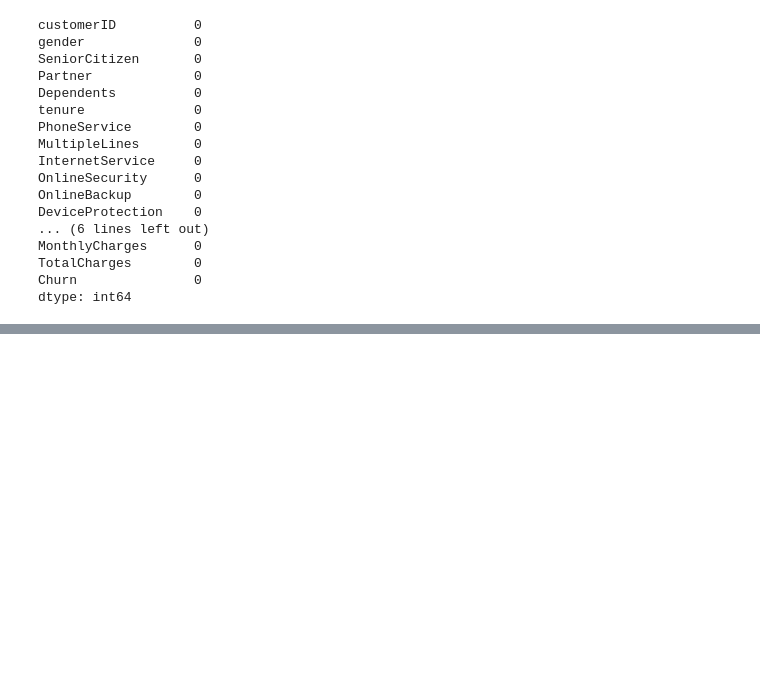
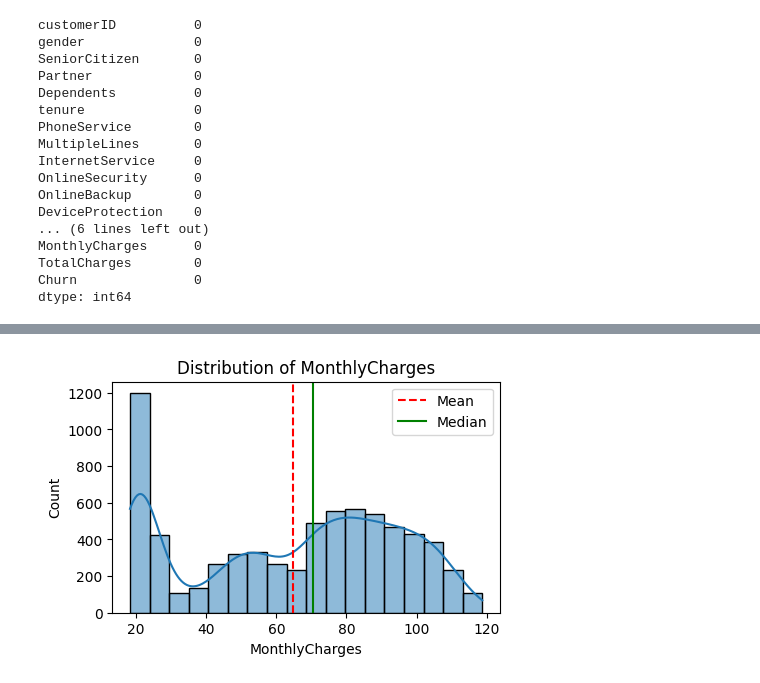
Before and after one commit to rudranarayan-01/Customer-Churn-Prediction, a Jupyter notebook: Untitled.ipynb, the cells around one changed output, grey strips where cells are left out. Saved outputs shown, nothing was run; the diff lists cells and outputs as text; code cells hidden in the pictures; blank space fills up the shorter version.

```diff
--- a/Untitled.ipynb
+++ b/Untitled.ipynb
@@ -180,0 +294,4 @@ ValueError: could not convert string to float: ' '
+# %%
+plot_histogram(df, "MonthlyCharges")
+# %% [output]
+[figure, added]
```
Also changed, not shown: parts of 19 cells of this notebook.
